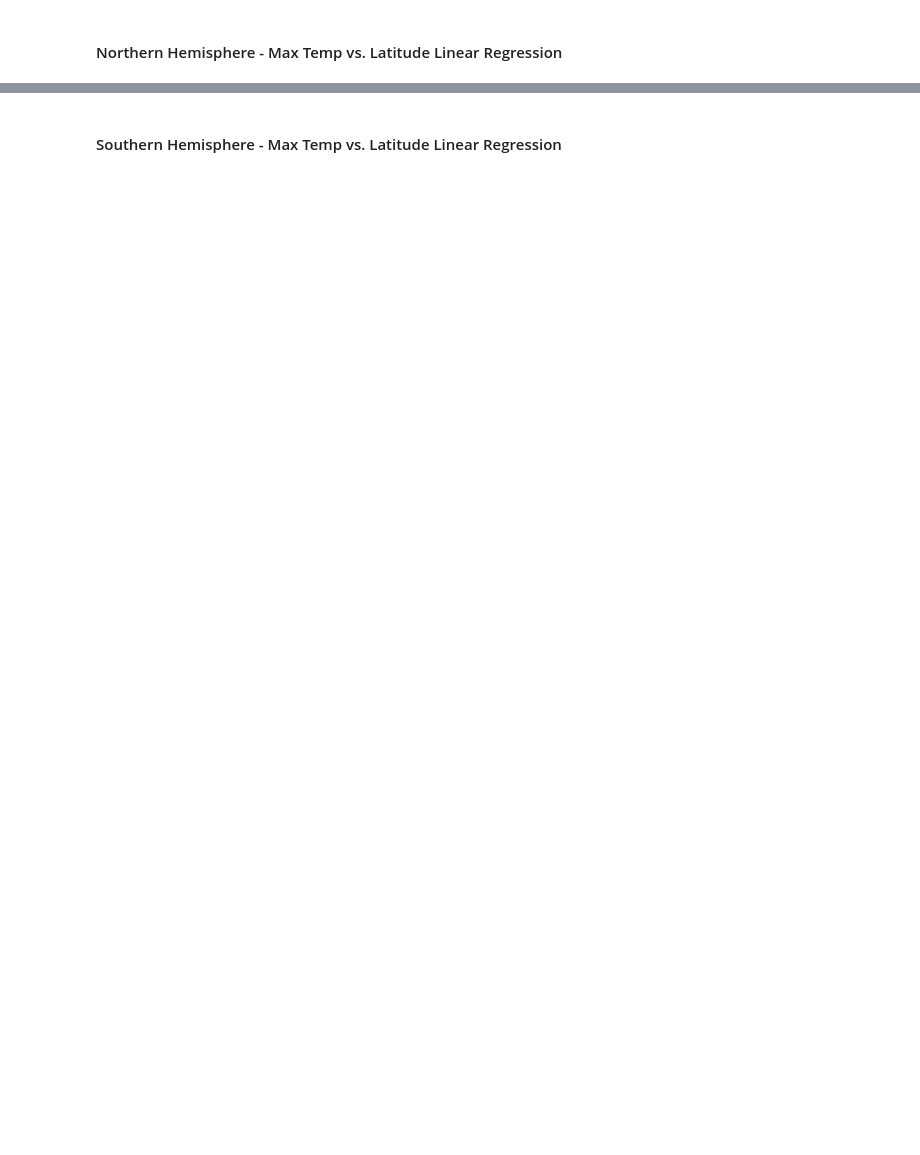
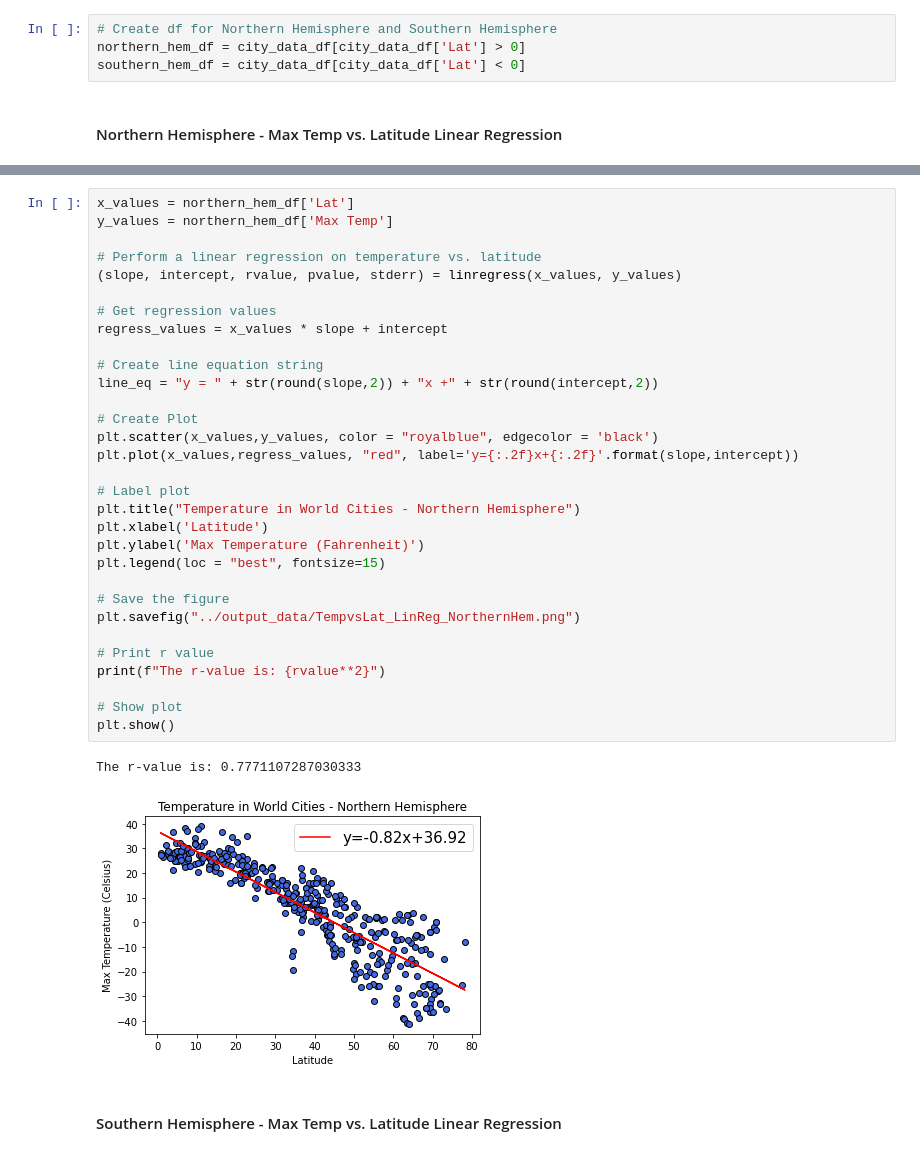
Before and after one commit to bminhas01/python-api-challenge, a Jupyter notebook: WeatherPy/WeatherPy.ipynb, the cells around one changed output, grey strips where cells are left out. Cells and saved outputs as stored; diff of their text form; blank space fills up the shorter version.

Commit message:
Linear Regression Models created

```diff
--- a/WeatherPy/WeatherPy.ipynb
+++ b/WeatherPy/WeatherPy.ipynb
@@ -335,4 +299,8 @@ plt.show()
 # %% [markdown]
 ## Linear Regression
+# %%
+# Create df for Northern Hemisphere and Southern Hemisphere
+northern_hem_df = city_data_df[city_data_df['Lat'] > 0]
+southern_hem_df = city_data_df[city_data_df['Lat'] < 0]
 # %% [markdown]
 ####  Northern Hemisphere - Max Temp vs. Latitude Linear Regression
@@ -344,2 +307,36 @@ The r-value is: 0.46937863826630627
+# %%
+x_values = northern_hem_df['Lat']
+y_values = northern_hem_df['Max Temp']
+
+# Perform a linear regression on temperature vs. latitude
+(slope, intercept, rvalue, pvalue, stderr) = linregress(x_values, y_values)
+
+# Get regression values
+regress_values = x_values * slope + intercept
+
+# Create line equation string
+line_eq = "y = " + str(round(slope,2)) + "x +" + str(round(intercept,2))
+
+# Create Plot
+plt.scatter(x_values,y_values, color = "royalblue", edgecolor = 'black')
+plt.plot(x_values,regress_values, "red", label='y={:.2f}x+{:.2f}'.format(slope,intercept))
+
+# Label plot
+plt.title("Temperature in World Cities - Northern Hemisphere")
+plt.xlabel('Latitude')
+plt.ylabel('Max Temperature (Fahrenheit)')
+plt.legend(loc = "best", fontsize=15)
+
+# Save the figure
+plt.savefig("../output_data/TempvsLat_LinReg_NorthernHem.png")
+
+# Print r value
+print(f"The r-value is: {rvalue**2}")
+
+# Show plot
+plt.show()
+# %% [output]
+The r-value is: 0.7771107287030333
+[figure, added]
 # %% [markdown]
 ####  Southern Hemisphere - Max Temp vs. Latitude Linear Regression
```
Also changed, not shown: parts of 46 cells of this notebook, 10 other files.
